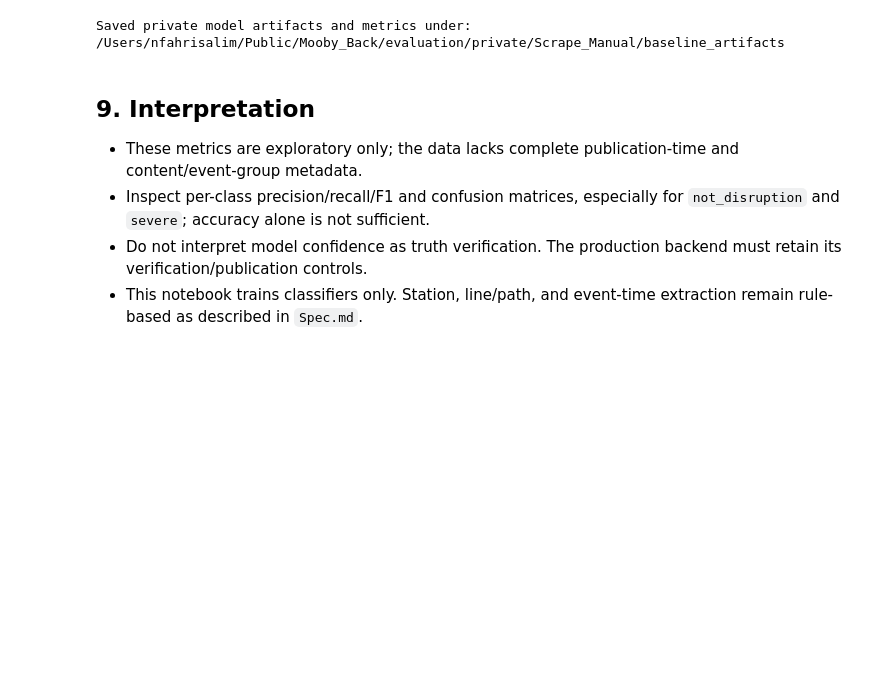
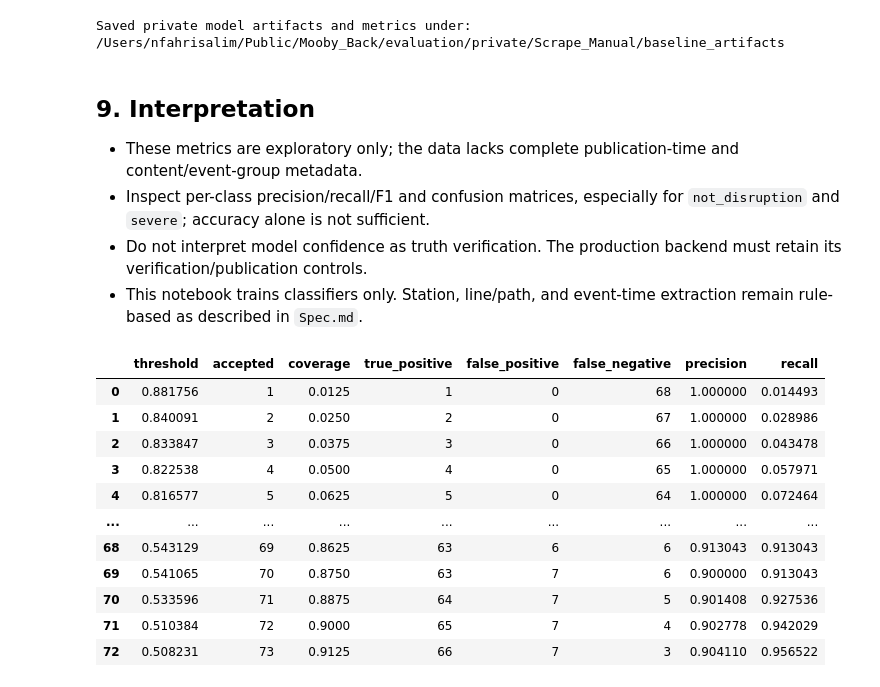
Before and after one commit to Moobby-App/Moobby_back, a Jupyter notebook: evaluation/train_disruption_baseline.ipynb, the cells around one changed output. Saved outputs shown, nothing was run; the diff lists cells and outputs as text; code cells hidden in the pictures; blank space fills up the shorter version.

```diff
--- a/evaluation/train_disruption_baseline.ipynb
+++ b/evaluation/train_disruption_baseline.ipynb
@@ -345,3 +434,93 @@ Saved private model artifacts and metrics under: /Users/nfahrisalim/Public/Mooby
 - Inspect per-class precision/recall/F1 and confusion matrices, especially for `not_disruption` and `severe`; accuracy alone is not sufficient.
 - Do not interpret model confidence as truth verification. The production backend must retain its verification/publication controls.
 - This notebook trains classifiers only. Station, line/path, and event-time extraction remain rule-based as described in `Spec.md`.
+# %%
+import numpy as np
+import pandas as pd
+
+# Relevance: tiru urutan keputusan worker.
+rel_texts = [row["raw_text"] for row in relevance_test]
+rel_true = np.asarray([row["relevance_label"] for row in relevance_test])
+rel_pred = relevance_model.predict(rel_texts)
+rel_prob = relevance_model.predict_proba(rel_texts)
+rel_class_index = list(relevance_model.classes_).index("disruption")
+rel_confidence = rel_prob.max(axis=1)
+
+rel_rows = []
+for threshold in sorted(
+    np.unique(rel_confidence[rel_pred == "disruption"]),
+    reverse=True,
+):
+    accepted = (rel_pred == "disruption") & (rel_confidence >= threshold)
+    tp = int(np.sum(accepted & (rel_true == "disruption")))
+    fp = int(np.sum(accepted & (rel_true != "disruption")))
+    total_positive = int(np.sum(rel_true == "disruption"))
+    fn = total_positive - tp
+
+    rel_rows.append({
+        "threshold": float(threshold),
+        "accepted": int(accepted.sum()),
+        "coverage": float(accepted.mean()),
+        "true_positive": tp,
+        "false_positive": fp,
+        "false_negative": fn,
+        "precision": tp / (tp + fp) if tp + fp else 0.0,
+        "recall": tp / total_positive if total_positive else 0.0,
+    })
+
+relevance_worker_sweep = pd.DataFrame(rel_rows)
+
+# Severity: tiru confidence gate multiclass pada worker.
+sev_texts = [row["raw_text"] for row in severity_test]
+sev_true = np.asarray([row["severity_label"] for row in severity_test])
+sev_pred = severity_model.predict(sev_texts)
+sev_prob = severity_model.predict_proba(sev_texts)
+sev_confidence = sev_prob.max(axis=1)
+
+sev_rows = []
+for threshold in sorted(np.unique(sev_confidence), reverse=True):
+    accepted = sev_confidence >= threshold
+    accepted_count = int(accepted.sum())
+
+    result = {
+        "threshold": float(threshold),
+        "accepted": accepted_count,
+        "coverage": float(accepted.mean()),
+        "accepted_accuracy": (
+            float(np.mean(sev_pred[accepted] == sev_true[accepted]))
+            if accepted_count else 0.0
+        ),
+    }
+    for label in ("light", "moderate", "severe"):
+        result[f"{label}_correct_recall"] = float(
+            np.sum(accepted & (sev_pred == label) & (sev_true == label))
+            / max(1, np.sum(sev_true == label))
+        )
+    sev_rows.append(result)
+
+severity_worker_sweep = pd.DataFrame(sev_rows)
+
+display(relevance_worker_sweep)
+display(severity_worker_sweep)
+
+# Simpan metrik saja, tanpa post text.
+relevance_worker_sweep.to_csv(
+    OUTPUT_DIR / "relevance_threshold_sweep_exploratory.csv", index=False
+)
+severity_worker_sweep.to_csv(
+    OUTPUT_DIR / "severity_threshold_sweep_exploratory.csv", index=False
+)
+print("Saved metrics-only exploratory threshold tables.")
+# %% [output]
+|  | threshold | accepted | coverage | true_positive | false_positive | false_negative | precision | recall |
+| 0 | 0.881756 | 1 | 0.0125 | 1 | 0 | 68 | 1.000000 | 0.014493 |
+| 1 | 0.840091 | 2 | 0.0250 | 2 | 0 | 67 | 1.000000 | 0.028986 |
+| 2 | 0.833847 | 3 | 0.0375 | 3 | 0 | 66 | 1.000000 | 0.043478 |
+| 3 | 0.822538 | 4 | 0.0500 | 4 | 0 | 65 | 1.000000 | 0.057971 |
+| 4 | 0.816577 | 5 | 0.0625 | 5 | 0 | 64 | 1.000000 | 0.072464 |
+| ... | ... | ... | ... | ... | ... | ... | ... | ... |
+| 68 | 0.543129 | 69 | 0.8625 | 63 | 6 | 6 | 0.913043 | 0.913043 |
+| 69 | 0.541065 | 70 | 0.8750 | 63 | 7 | 6 | 0.900000 | 0.913043 |
+| 70 | 0.533596 | 71 | 0.8875 | 64 | 7 | 5 | 0.901408 | 0.927536 |
+| 71 | 0.510384 | 72 | 0.9000 | 65 | 7 | 4 | 0.902778 | 0.942029 |
+| 72 | 0.508231 | 73 | 0.9125 | 66 | 7 | 3 | 0.904110 | 0.956522 |
```
Also changed, not shown: parts of 4 cells of this notebook, 3 other files.
